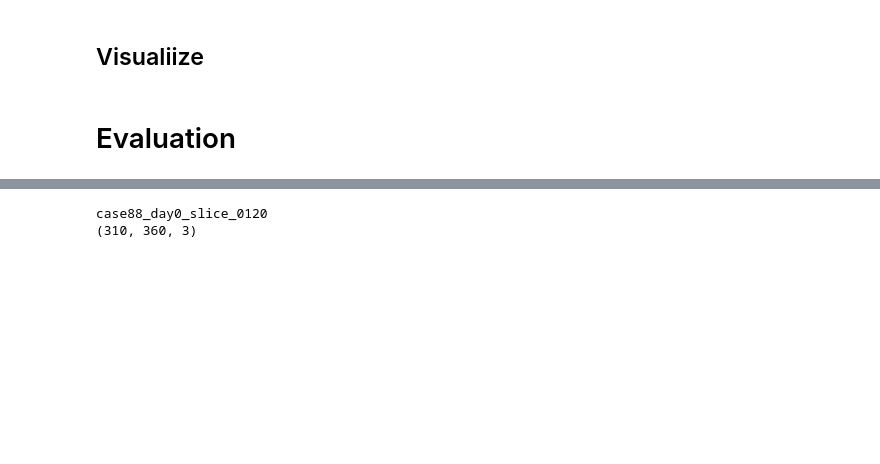
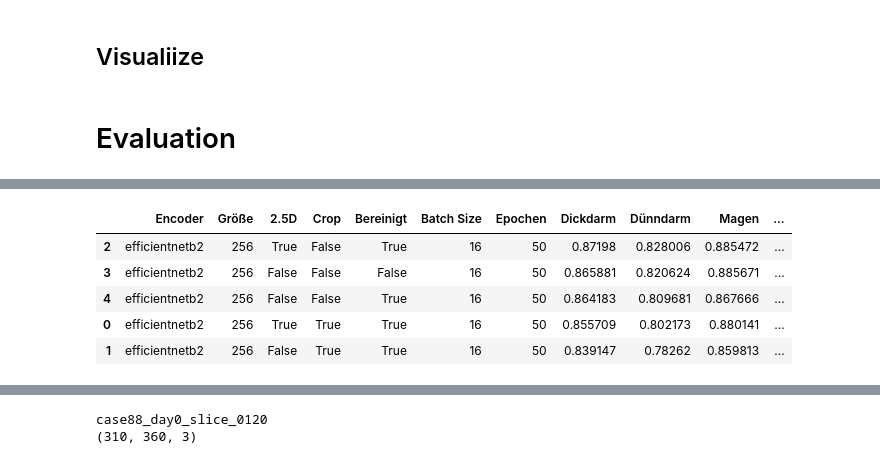
Before and after one commit to vitoleonardo/healthy-organ-tracker, a Jupyter notebook: HOT Inference.ipynb, the cells around one changed output, grey strips where cells are left out. Saved outputs shown, nothing was run; the diff lists cells and outputs as text; code cells hidden in the pictures; blank space fills up the shorter version.

```diff
--- a/HOT Inference.ipynb
+++ b/HOT Inference.ipynb
@@ -430,5 +427,34 @@ def plot_preds(img, pred_mask, gt_mask):
             plt.legend(handles,labels)
     plt.tight_layout()
     plt.show()
+
+def get_meta_info_from_model_path(file):
+    regexBone = 'None' if not re.search("BB_(\w+)_D",file) else re.search("BB_(\w+)_D",file).group(1)
+    regexDim = 'None' if not re.search("DIM_\((\d+),",file) else int(re.search("DIM_\((\d+),",file).group(1) )
+    threeDim = 'None' if not re.search("SEMI3D_([aA-zZ]{4,5})_",file) else re.search("SEMI3D_([aA-zZ]{4,5})_",file).group(1)
+    regexCrop = 'None' if not re.search("CROPDATA_([aA-zZ]{4,5})_",file) else re.search("CROPDATA_([aA-zZ]{4,5})_",file).group(1)
+    regexBatch = 'None' if not re.search("BATCH_(\d+)_",file) else int(re.search("BATCH_(\d+)_",file).group(1) )
+    regexEpochs = 'None' if not re.search("EPOCHS_(\d+)_",file) else int(re.search("EPOCHS_(\d+)_",file).group(1))
+    regexFold = 'None' if not re.search("Fold_(\d).",file) else int(re.search("Fold_(\d).",file).group(1))
+    regexFaulties = 'None' if not re.search("FAULTIES_([aA-zZ]{4,5})_",file) else re.search("FAULTIES_([aA-zZ]{4,5})_",file).group(1)
+
+    return regexBone, regexDim, threeDim, regexCrop, regexBatch, regexEpochs, regexFold, regexFaulties
+# %%
+def evaluate_models(path):
+    eval_ = pd.DataFrame(columns=['Encoder','Größe', '2.5D', 'Crop' , 'Bereinigt', 'Batch Size', 'Epochen', 'Dickdarm', 'Dünndarm', 'Magen', 'Schnitt'])
+    for result in glob(os.path.join("../evaluation_results/efb2", "**", "*.csv"), recursive=True):
+        print(result)
+        df_val = pd.read_csv(result)
+        regexBone, regexDim, threeDim, regexCrop, regexBatch, regexEpochs, regexFold, regexFaulties = get_meta_info_from_model_path(result)
+
+        mean_stomach_score = df_val['stomach_dice_coef'].mean()
+        mean_sb_score = df_val['small_bowel_dice_coef'].mean()
+        mean_lb_score = df_val['large_bowel_dice_coef'].mean()
+
+        mean_total = (mean_stomach_score + mean_sb_score + mean_lb_score) / 3
+
+        eval_ = eval_.append({'Encoder':regexBone, 'Größe':regexDim, '2.5D':threeDim, 'Crop':regexCrop,'Bereinigt':regexFaulties ,'Batch Size':regexBatch, 'Epochen':regexEpochs, 'Dickdarm':mean_lb_score, 'Dünndarm':mean_sb_score, 'Magen':mean_stomach_score, 'Schnitt':mean_total}, ignore_index=True)
+
+    return eval_.sort_values(by=['Schnitt'], ascending=False)
 # %% [markdown]
 # Evaluation
@@ -445,0 +461,2 @@ df_val['stomach_dice_coef'] = df_val['stomach_dice_coef'].fillna(1)
+# %%
+ev = evaluate_models('../evaluation_results/efb2')
@@ -445,0 +469,9 @@ df_val['stomach_dice_coef'] = df_val['stomach_dice_coef'].fillna(1)
+# %%
+ev
+# %% [output]
+|  | Encoder | Größe | 2.5D | Crop | Bereinigt | Batch Size | Epochen | Dickdarm | Dünndarm | Magen | ... |
+| 2 | efficientnetb2 | 256 | True | False | True | 16 | 50 | 0.87198 | 0.828006 | 0.885472 | ... |
+| 3 | efficientnetb2 | 256 | False | False | False | 16 | 50 | 0.865881 | 0.820624 | 0.885671 | ... |
+| 4 | efficientnetb2 | 256 | False | False | True | 16 | 50 | 0.864183 | 0.809681 | 0.867666 | ... |
+| 0 | efficientnetb2 | 256 | True | True | True | 16 | 50 | 0.855709 | 0.802173 | 0.880141 | ... |
+| 1 | efficientnetb2 | 256 | False | True | True | 16 | 50 | 0.839147 | 0.78262 | 0.859813 | ... |
```
Also changed, not shown: parts of 7 cells of this notebook, 1 other file.
